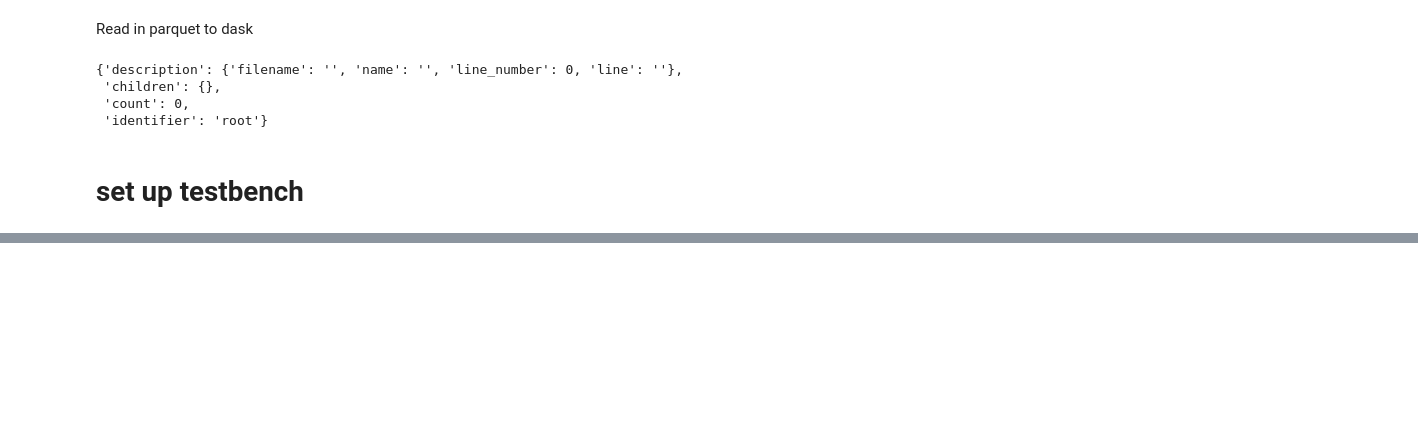
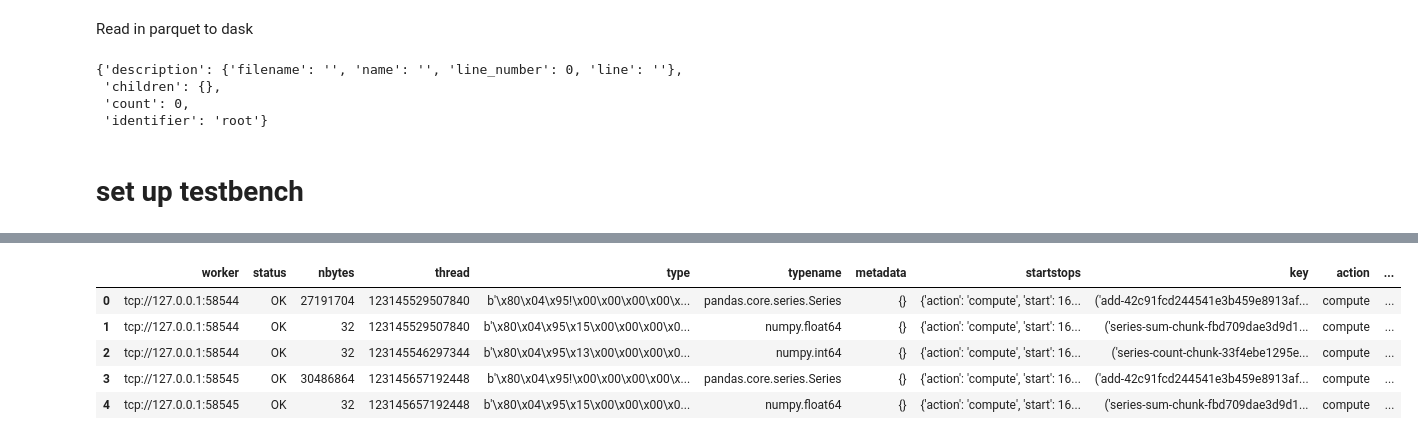
Before and after one commit to mlkimmins/dask_rsds_scheduler_research, a Jupyter notebook: nyc_taxi_distributed.ipynb, the cells around one changed output, grey strips where cells are left out. Drawn from its saved outputs; the diff is of its cells as text; code cells hidden in the pictures; blank space fills up the shorter version.

```diff
--- a/nyc_taxi_distributed.ipynb
+++ b/nyc_taxi_distributed.ipynb
@@ -149,0 +227,15 @@ complicated_arithmetic_operation took: 2.600781202316284 seconds
+# %%
+# AAAAGH THIS TOOK FOREVER TO FIGURE OUT O_O
+exploded_df['action'] = exploded_df['startstops'].apply(lambda x: x['action'], meta = ("action", str))
+exploded_df['start'] = exploded_df['startstops'].apply(lambda x: x['start'], meta = ("start", np.float64))
+exploded_df['end'] = exploded_df['startstops'].apply(lambda x: x['stop'], meta = ("stop", np.float64))
+exploded_df['action_duration'] = exploded_df['end'] - exploded_df['start']
+# %%
+exploded_df.head()
+# %% [output]
+|  | worker | status | nbytes | thread | type | typename | metadata | startstops | key | action | ... |
+| 0 | tcp://127.0.0.1:58544 | OK | 27191704 | 123145529507840 | b'\x80\x04\x95!\x00\x00\x00\x00\x... | pandas.core.series.Series | {} | {'action': 'compute', 'start': 16... | ('add-42c91fcd244541e3b459e8913af... | compute | ... |
+| 1 | tcp://127.0.0.1:58544 | OK | 32 | 123145529507840 | b'\x80\x04\x95\x15\x00\x00\x00\x0... | numpy.float64 | {} | {'action': 'compute', 'start': 16... | ('series-sum-chunk-fbd709dae3d9d1... | compute | ... |
+| 2 | tcp://127.0.0.1:58544 | OK | 32 | 123145546297344 | b'\x80\x04\x95\x13\x00\x00\x00\x0... | numpy.int64 | {} | {'action': 'compute', 'start': 16... | ('series-count-chunk-33f4ebe1295e... | compute | ... |
+| 3 | tcp://127.0.0.1:58545 | OK | 30486864 | 123145657192448 | b'\x80\x04\x95!\x00\x00\x00\x00\x... | pandas.core.series.Series | {} | {'action': 'compute', 'start': 16... | ('add-42c91fcd244541e3b459e8913af... | compute | ... |
+| 4 | tcp://127.0.0.1:58545 | OK | 32 | 123145657192448 | b'\x80\x04\x95\x15\x00\x00\x00\x0... | numpy.float64 | {} | {'action': 'compute', 'start': 16... | ('series-sum-chunk-fbd709dae3d9d1... | compute | ... |
```
Also changed, not shown: parts of 39 cells of this notebook.
